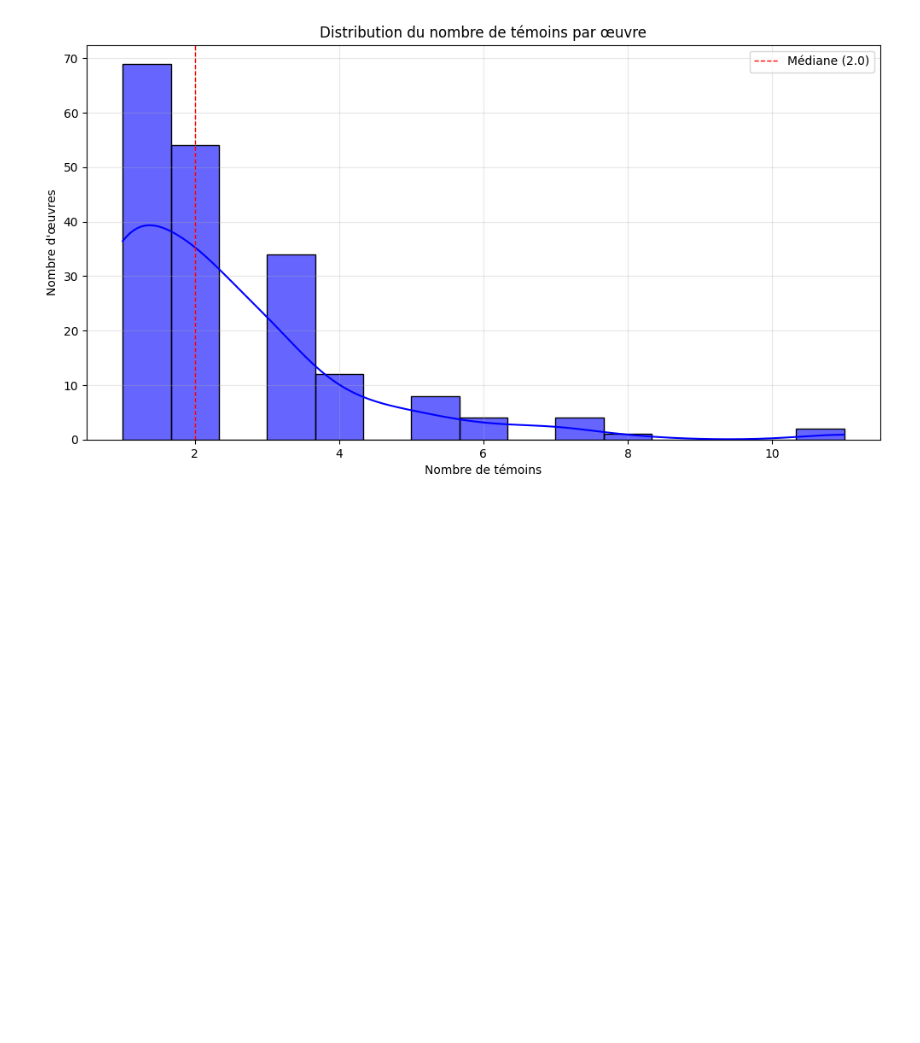
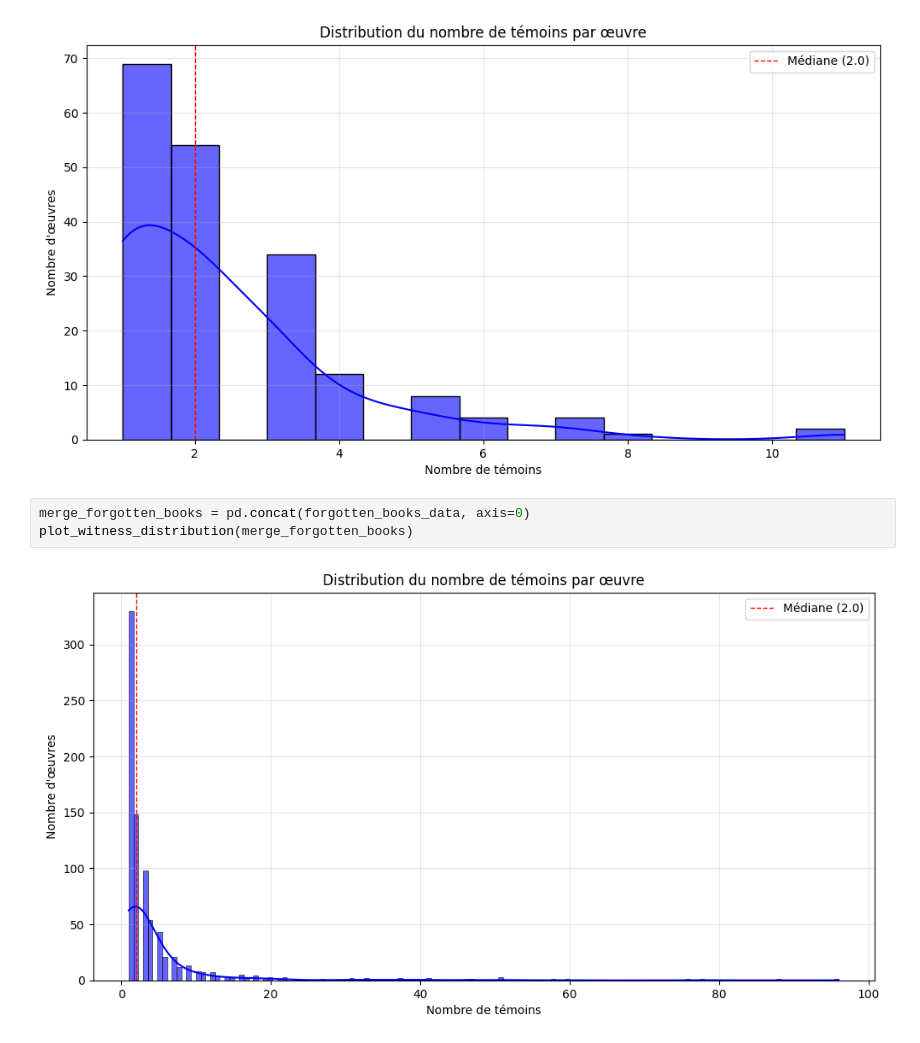
Before and after one commit to LostMa-ERC/R_traditions, a Jupyter notebook: witness.ipynb, the cells around one changed output. Cells and saved outputs as stored; diff of their text form; blank space fills up the shorter version.

```diff
--- a/witness.ipynb
+++ b/witness.ipynb
@@ -362,3 +372,8 @@ icelandic
 [figure]
 irish
 [figure]
+# %%
+merge_forgotten_books = pd.concat(forgotten_books_data, axis=0)
+plot_witness_distribution(merge_forgotten_books)
+# %% [output]
+[figure, added]
```
Also changed, not shown: parts of 1 cell of this notebook.
